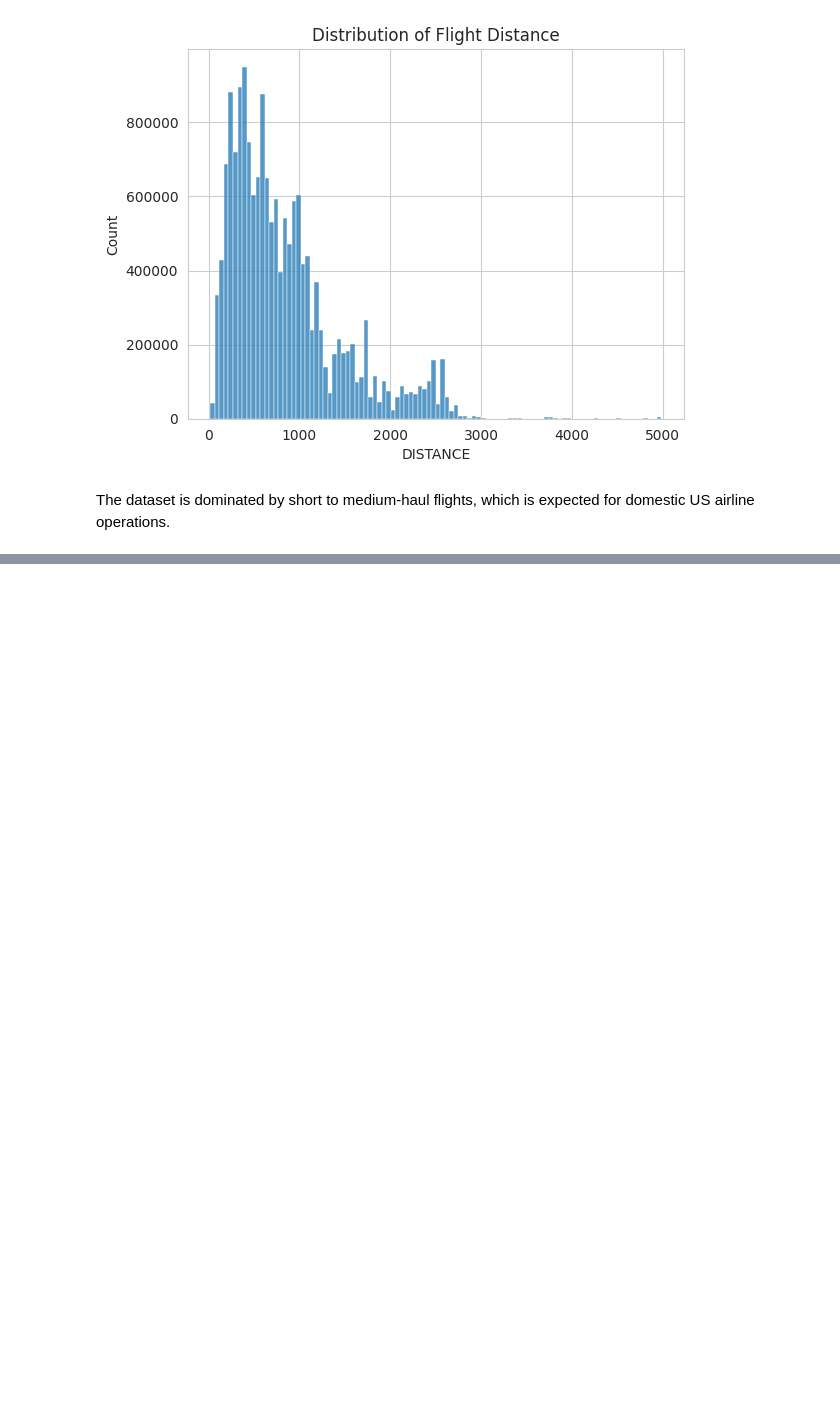
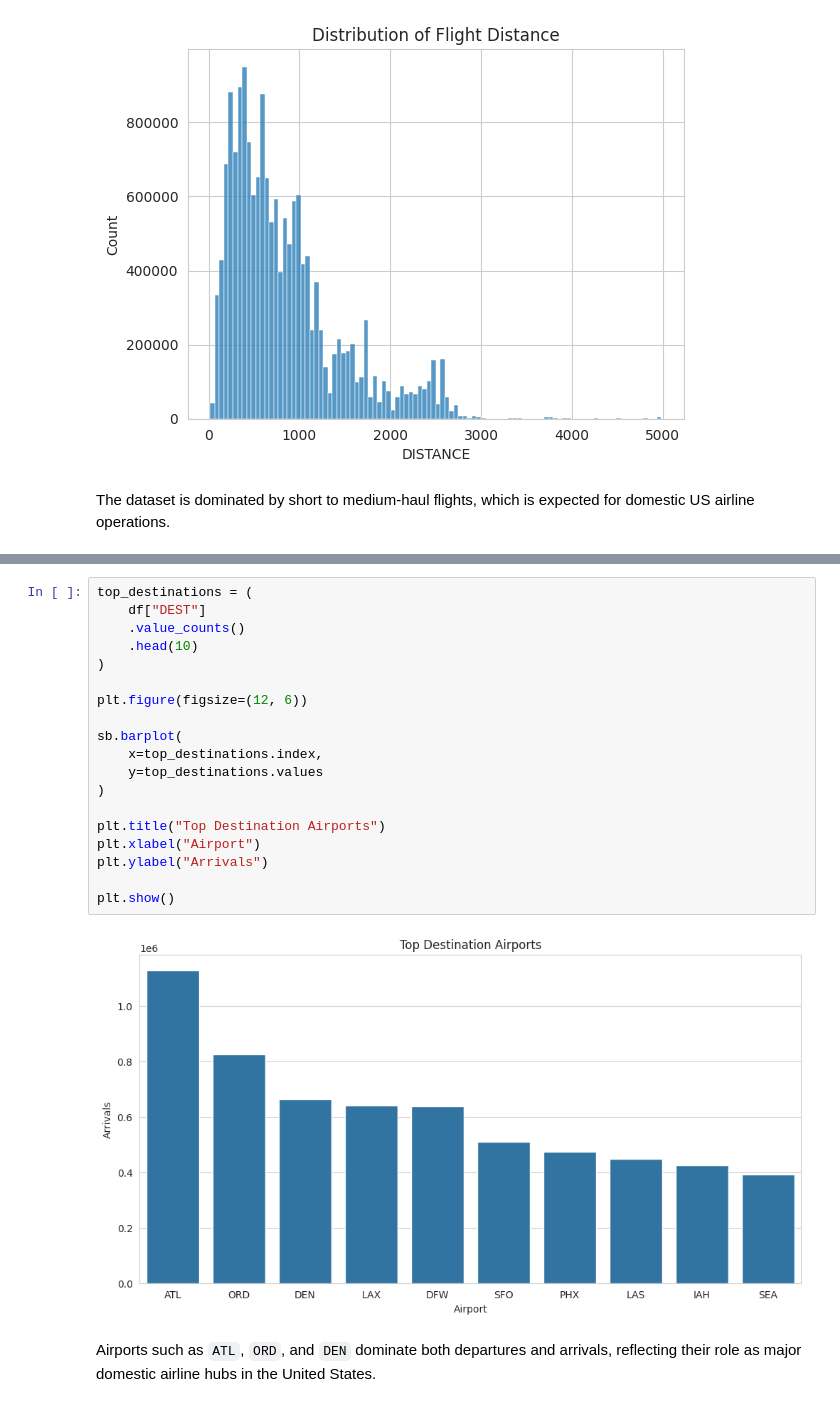
Before and after one commit to fermow/SBU-Data-Science-2026, a Jupyter notebook: Assignment_1/jupyter_notebooks/Untitled.ipynb, the cells around one changed output, grey strips where cells are left out. Cells and saved outputs as stored; diff of their text form; blank space fills up the shorter version.

```diff
--- a/Assignment_1/jupyter_notebooks/Untitled.ipynb
+++ b/Assignment_1/jupyter_notebooks/Untitled.ipynb
@@ -434,0 +511,23 @@ The dataset is dominated by short to medium-haul flights, which is expected for
+# %%
+top_destinations = (
+    df["DEST"]
+    .value_counts()
+    .head(10)
+)
+
+plt.figure(figsize=(12, 6))
+
+sb.barplot(
+    x=top_destinations.index,
+    y=top_destinations.values
+)
+
+plt.title("Top Destination Airports")
+plt.xlabel("Airport")
+plt.ylabel("Arrivals")
+
+plt.show()
+# %% [output]
+[figure, added]
+# %% [markdown]
+Airports such as `ATL`, `ORD`, and `DEN` dominate both departures and arrivals, reflecting their role as major domestic airline hubs in the United States.
```
Also changed, not shown: parts of 15 cells of this notebook.
